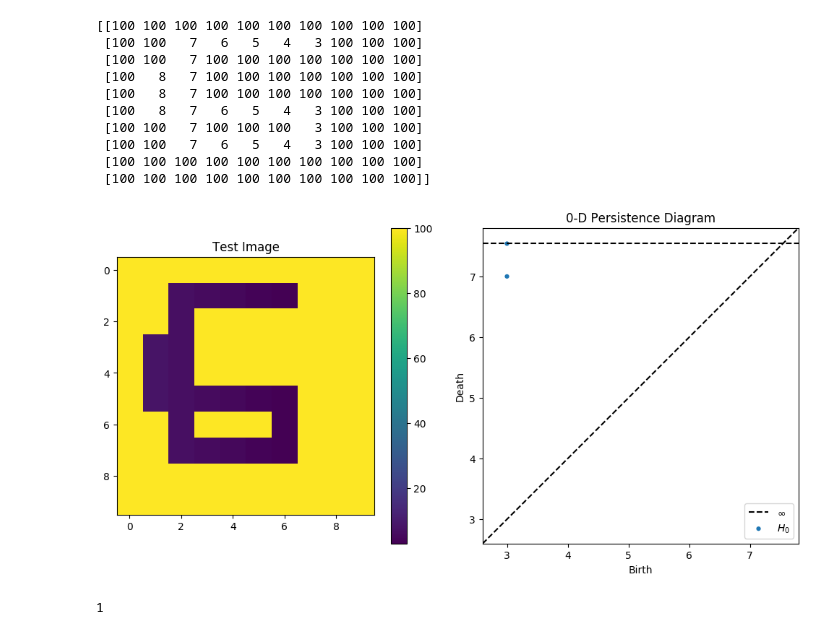
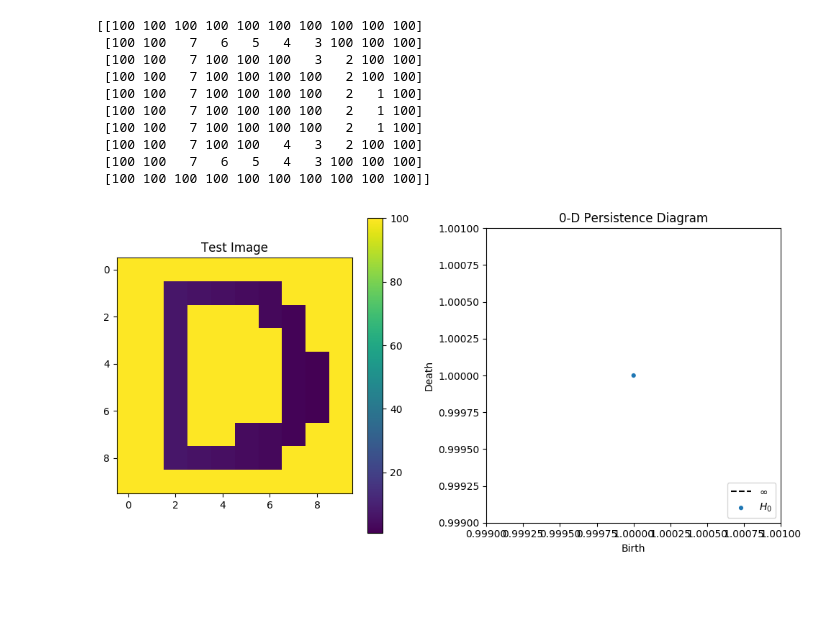
Before and after one commit to kpadamata/TDA-Project, a Jupyter notebook: TDA.ipynb, the cells around one changed output. Saved outputs shown, nothing was run; the diff lists cells and outputs as text; code cells hidden in the pictures; blank space fills up the shorter version.

```diff
--- a/TDA.ipynb
+++ b/TDA.ipynb
@@ -13,14 +13,15 @@ import PIL
 from persim import plot_diagrams
 from ripser import ripser, lower_star_img
 # %%
-data = np.genfromtxt('/content/TDA-Project/letters.csv', dtype=int, delimiter=',', skip_header=0)
+dataO = np.genfromtxt('/content/TDA-Project/letters.csv', dtype=int, delimiter=',', skip_header=0)
+dataT = np.genfromtxt('/content/TDA-Project/letters.csv', dtype=int, delimiter=',', skip_header=0)
 
 #Scanning functions
 #Currently these functions take an int from 0-31, but they should take a 1x101 array as an input instead
 
 matrix = np.full((10, 10), 100)
 
-def LRScan(a):
+def LRScan(a, data=dataO):
   global matrix
   matrix = np.full((10, 10), 100)
   letters = data.copy()[int(a)][:]
@@ -38,7 +39,7 @@ def LRScan(a):
 
 #LRScan(12)
 
-def RLScan(a):
+def RLScan(a, data=dataO):
   global matrix
   matrix = np.full((10, 10), 100)
   letters = data.copy()[int(a)][:]
@@ -56,7 +57,7 @@ def RLScan(a):
 
 #RLScan(4)
 
-def TBScan(a):
+def TBScan(a, data=dataO):
   global matrix
   matrix = np.full((10, 10), 100)
   letters = data.copy()[int(a)][:]
@@ -74,7 +75,7 @@ def TBScan(a):
 
 #TBScan(0)
 
-def BTScan(a):
+def BTScan(a, data=dataO):
   global matrix
   matrix = np.full((10, 10), 100)
   letters = data.copy()[int(a)][:]
@@ -92,7 +93,7 @@ def BTScan(a):
 
 #BTScan(0)
 
-def diagBRTL(a):
+def diagBRTL(a, data=dataO):
   letters = data.copy()[int(a)][:]
   letters1 = letters[1:]
   letters1 = letters1.reshape(10,10)
@@ -111,7 +112,7 @@ def diagBRTL(a):
 
 #diagBRTL(0)
 
-def diagTLBR(a):
+def diagTLBR(a, data=dataO):
   letters = data.copy()[int(a)][:]
   letters1 = letters[1:] # Make this matrix?
   letters1 = letters1.reshape(10,10)
@@ -128,7 +129,7 @@ def diagTLBR(a):
         i[x] = 100
   return dgm
 
-def diagBLTR(a):
+def diagBLTR(a, data=dataO):
   letters = data.copy()[int(a)][:]
   letters1 = letters[1:]
   letters1 = letters1.reshape(10,10)
@@ -145,7 +146,7 @@ def diagBLTR(a):
         i[x] = 100
   return dgm
 
-def diagTRBL(a):
+def diagTRBL(a, data=dataO):
   letters = data.copy()[int(a)][:]
   letters1 = letters[1:]
   letters1 = letters1.reshape(10,10)
@@ -288,32 +262,28 @@ def guess(x):
 # %%
-RLScan(x)
+diagTLBR(3)
 print(matrix)
 dgm = lower_star_img(matrix)
+#should print letters1 for diagonal matrix
 
 plt.figure(figsize=(10, 5))
 plt.subplot(121)
 plt.imshow(matrix)
 plt.colorbar()
 plt.title('Test Image')
 plt.subplot(122)
 plot_diagrams(dgm)
 plt.title('0-D Persistence Diagram')
 plt.tight_layout()
 plt.show()
 # %% [output]
 [[100 100 100 100 100 100 100 100 100 100]
  [100 100   7   6   5   4   3 100 100 100]
- [100 100   7 100 100 100 100 100 100 100]
- [100   8   7 100 100 100 100 100 100 100]
- [100   8   7 100 100 100 100 100 100 100]
- [100   8   7   6   5   4   3 100 100 100]
- [100 100   7 100 100 100   3 100 100 100]
+ [100 100   7 100 100 100   3   2 100 100]
+ [100 100   7 100 100 100 100   2 100 100]
+ [100 100   7 100 100 100 100   2   1 100]
+ [100 100   7 100 100 100 100   2   1 100]
+ [100 100   7 100 100 100 100   2   1 100]
+ [100 100   7 100 100   4   3   2 100 100]
  [100 100   7   6   5   4   3 100 100 100]
- [100 100 100 100 100 100 100 100 100 100]
  [100 100 100 100 100 100 100 100 100 100]]
-[figure, old version]
+[figure, new version]
-# %%
-full1 = np.full((1,101), 1)
-print(len(a))
-# %% [output]
-1
```
Also changed, not shown: parts of 2 cells of this notebook.
